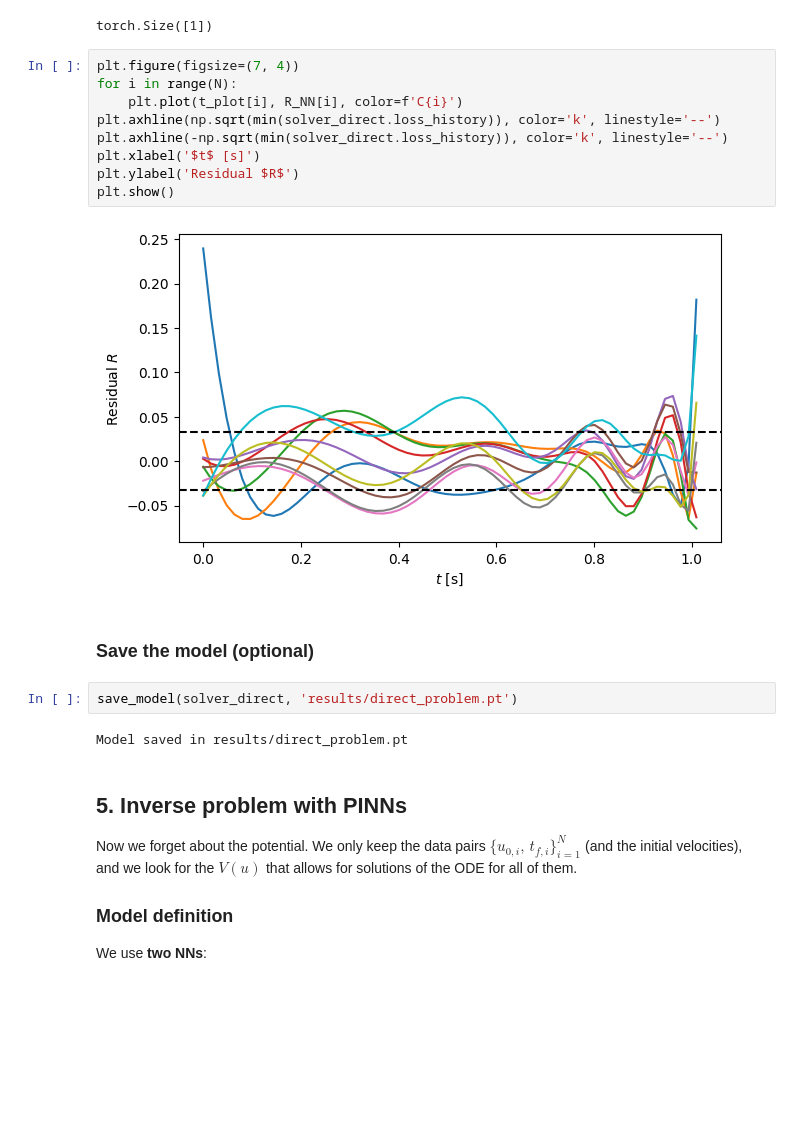
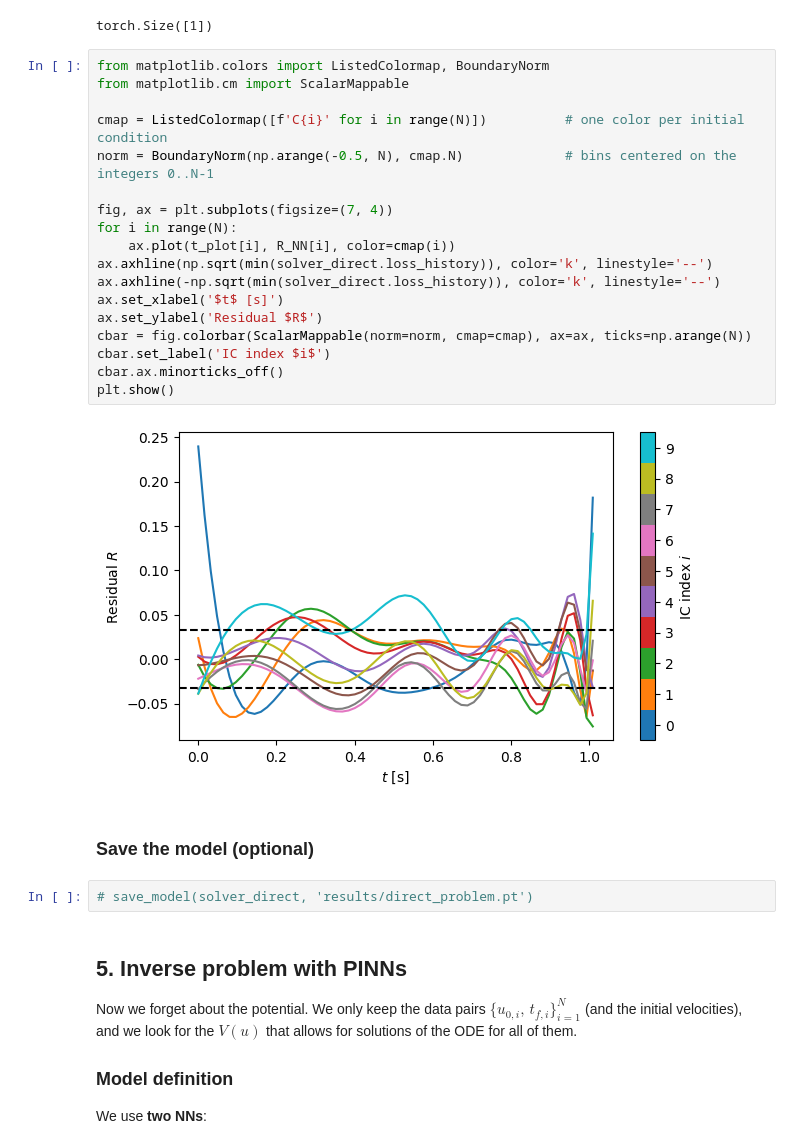
Before and after one commit to ptejerina/P2_ML_Lectures_public, a Jupyter notebook: 3_Inversion_of_V/Free_fall_inverse_problem_with_PINNs.ipynb, the cells around one changed output. Saved outputs shown, nothing was run; the diff lists cells and outputs as text; blank space fills up the shorter version.

```diff
--- a/3_Inversion_of_V/Free_fall_inverse_problem_with_PINNs.ipynb
+++ b/3_Inversion_of_V/Free_fall_inverse_problem_with_PINNs.ipynb
@@ -295,22 +304,29 @@ u0[0].shape
 # %% [output]
 torch.Size([1])
 # %%
-plt.figure(figsize=(7, 4))
+from matplotlib.colors import ListedColormap, BoundaryNorm
+from matplotlib.cm import ScalarMappable
+
+cmap = ListedColormap([f'C{i}' for i in range(N)])          # one color per initial condition
+norm = BoundaryNorm(np.arange(-0.5, N), cmap.N)             # bins centered on the integers 0..N-1
+
+fig, ax = plt.subplots(figsize=(7, 4))
 for i in range(N):
-    plt.plot(t_plot[i], R_NN[i], color=f'C{i}')
-plt.axhline(np.sqrt(min(solver_direct.loss_history)), color='k', linestyle='--')
-plt.axhline(-np.sqrt(min(solver_direct.loss_history)), color='k', linestyle='--')
-plt.xlabel('$t$ [s]')
-plt.ylabel('Residual $R$')
+    ax.plot(t_plot[i], R_NN[i], color=cmap(i))
+ax.axhline(np.sqrt(min(solver_direct.loss_history)), color='k', linestyle='--')
+ax.axhline(-np.sqrt(min(solver_direct.loss_history)), color='k', linestyle='--')
+ax.set_xlabel('$t$ [s]')
+ax.set_ylabel('Residual $R$')
+cbar = fig.colorbar(ScalarMappable(norm=norm, cmap=cmap), ax=ax, ticks=np.arange(N))
+cbar.set_label('IC index $i$')
+cbar.ax.minorticks_off()
 plt.show()
 # %% [output]
-[figure, old version]
+[figure, new version]
 # %% [markdown]
 ### Save the model (optional)
 # %%
-save_model(solver_direct, 'results/direct_problem.pt')
+# save_model(solver_direct, 'results/direct_problem.pt')
-# %% [output]
-Model saved in results/direct_problem.pt
 # %% [markdown]
 ## 5. Inverse problem with PINNs
 
```
Also changed, not shown: parts of 5 cells of this notebook, 1 other file.
